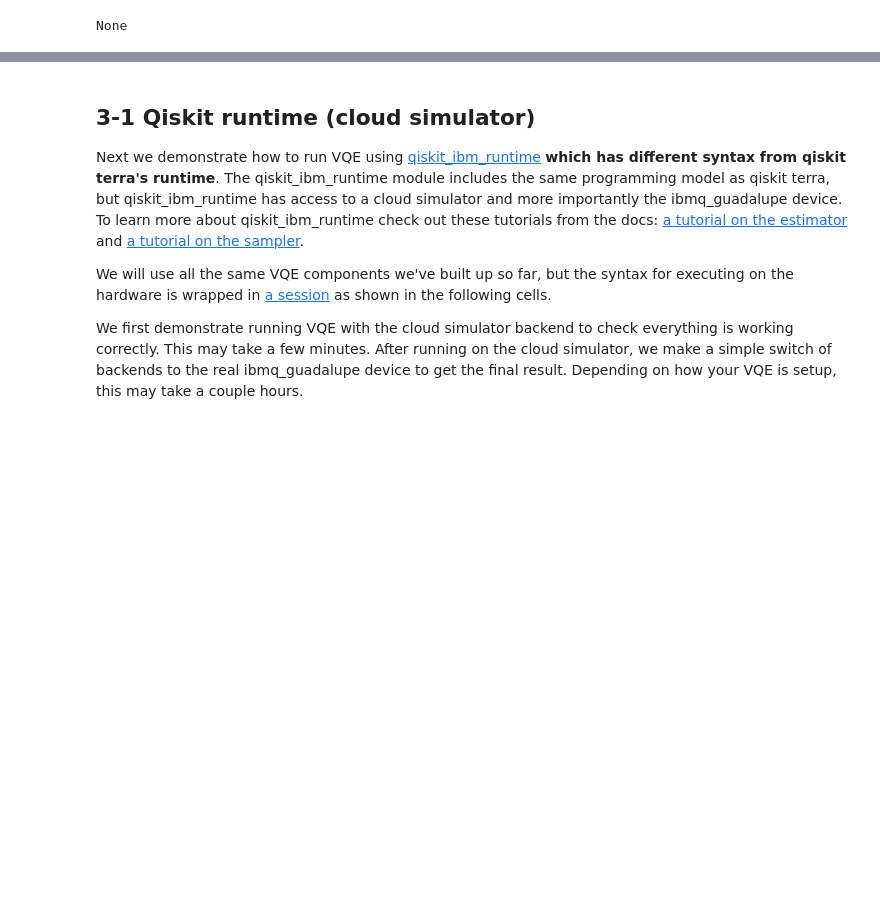
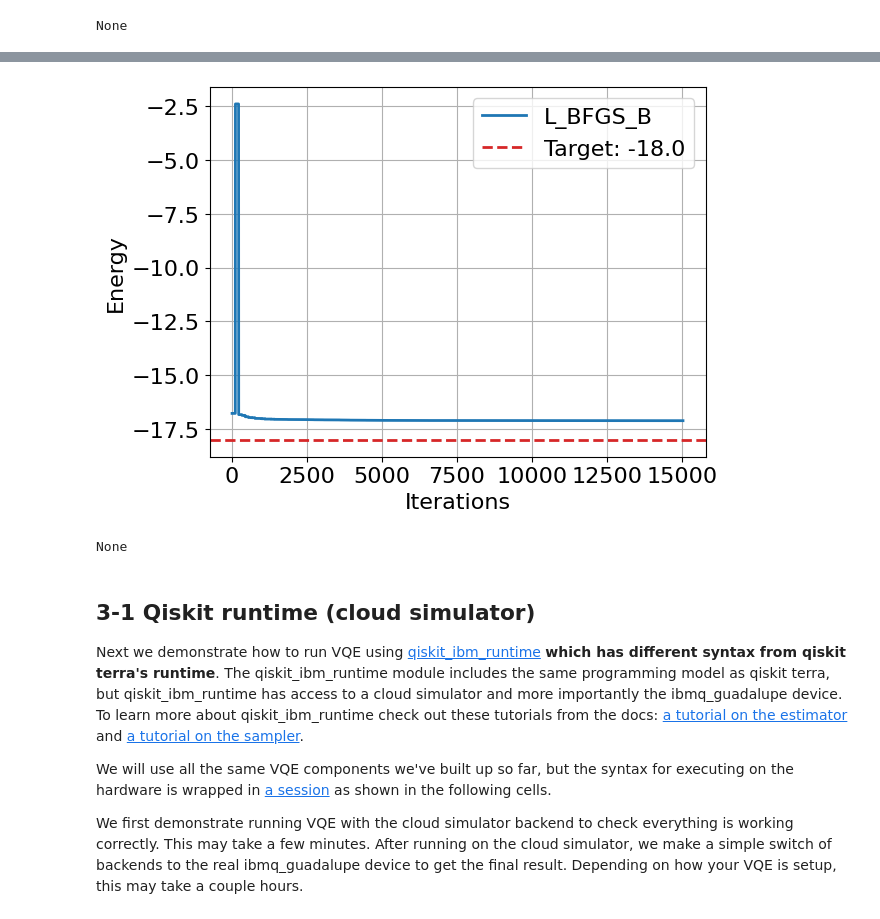
Before and after one commit to buttercutter/open-science-prize-2022, a Jupyter notebook: kagome-vqe-Pulse.ipynb, the cells around one changed output, grey strips where cells are left out. Cells and saved outputs as stored; diff of their text form; code cells hidden in the pictures; blank space fills up the shorter version.

```diff
--- a/kagome-vqe-Pulse.ipynb
+++ b/kagome-vqe-Pulse.ipynb
@@ -681,0 +982,76 @@ None
+# %%
+scale = [3.5]
+learning_rate = 0.01
+iterations = 200
+optimizers = [
+    L_BFGS_B(maxiter=iterations),
+    #SLSQP(maxiter=iterations),
+    #GradientDescent(maxiter=iterations, learning_rate=learning_rate),
+]
+def rel_err(target, measured):
+    return abs((target - measured) / target)
+
+init_data = np.array([-0.19364099,  0.86752529,  0.00443745,  0.01216531,  0.8852764 ,
+        0.83408471,  0.16933402,  1.34681097,  0.48530212, -0.01287949,
+        0.07354057,  1.65232719,  0.11396519,  0.36831234,  0.36763178,
+       -0.03182113,  0.46017749,  1.25333748,  0.89855149,  0.72967022,
+        0.19225687,  0.10019789,  0.02267654,  0.84704487,  0.97494013,
+        0.82683501,  0.83627362,  1.13034155,  0.00360999,  1.71895626,
+        0.73846909, -0.91497502,  0.92795236, -0.47205509,  1.52562121,
+       -0.20202322,  0.42727411,  0.85987204,  0.86488935,  0.42750681,
+        0.32149775,  0.32649105,  0.71556955, -0.06925784,  0.81242898,
+        0.39021614,  0.51016391,  0.20685937,  0.7265903 ,  0.91550199,
+       -0.04752254,  0.38442326, -0.08481917,  0.7055262 ,  1.62831531,
+        0.0229908 ,  0.85078973,  1.19051136, -0.01117173, -0.02136642,
+       -0.37207897,  0.43824979, -0.41973648,  1.04731102,  1.46728613,
+        0.26072944,  1.10150551, -0.53348757, -0.32541849,  0.00409559,
+       -0.07992798,  1.5587826 ,  1.21289414, -0.0033058 , -0.01933481,
+       -0.69649273,  0.64842977, -0.24167102, -0.43077619,  0.88896838,
+        0.85795056,  1.04163275,  0.40032624, -0.40390227,  0.23465851,
+        0.39956749,  0.4603516 ,  1.00222481,  0.1935651 ,  1.09409005,
+        0.43205429, -0.00773632, -0.00539978,  0.56065974, -0.18594507,
+        0.2256604 ,  1.31423831,  0.09519226,  0.74296314, -0.11693679,
+       -0.72287588,  1.54674838,  0.70082888,  0.1466017 ,  0.95095116,
+       -0.00383186, -0.11954398,  0.0526628 ])
+
+for i, scale_value in enumerate(scale):
+    print("Scale:", scale_value)
+    qc_pulse_efficient = get_stretched_pulses(ansatz_opt, backend, scale_value)
+    ansatz = qc_pulse_efficient
+    converge_cnts = np.empty([len(optimizers)], dtype=object)
+
+    for i, optimizer_selected in enumerate(optimizers):
+        print('\rOptimizer: {}        '.format(type(optimizer_selected).__name__), end='')
+        #algorithm_globals.random_seed = 50
+
+        intermediate_info = []
+        counts = []
+        values = []
+        estimator = Estimator([ansatz], [ham_16])
+
+        # Setup VQE algorithm
+        custom_vqe = CustomVQE(estimator, ansatz, optimizer_selected, callback=callback, init_data=init_data)
+
+        # Run the custom VQE function and monitor execution time
+        start = time()
+        result = custom_vqe.compute_minimum_eigenvalue(ham_16)
+        end = time()
+
+        print(result)
+        print(f'execution time (s): {end - start:.2f}')
+
+        rel_error = rel_err(gs_energy, result.eigenvalue)
+        print("Relative error ", optimizer_selected, " ", rel_error)
+
+        converge_cnts[i] = np.asarray(intermediate_info)
+
+    for i, optimizer in enumerate(optimizers):
+        plt.plot(converge_cnts[i], lw=2, label=type(optimizer).__name__)
+    plt.ylabel('Energy')
+    plt.xlabel('Iterations')
+    # Exact ground state energy value
+    plt.axhline(y=gs_energy, color="tab:red", ls="--", lw=2, label="Target: " + str(gs_energy))
+    plt.legend()
+    plt.grid()
+    display(plt.show())
+# %% [output]
@@ -682,3 +1075,5 @@ None
+[figure, added]
+None
 # %% [markdown]
 ## 3-1 Qiskit runtime (cloud simulator)
 
```
Also changed, not shown: parts of 5 cells of this notebook.
